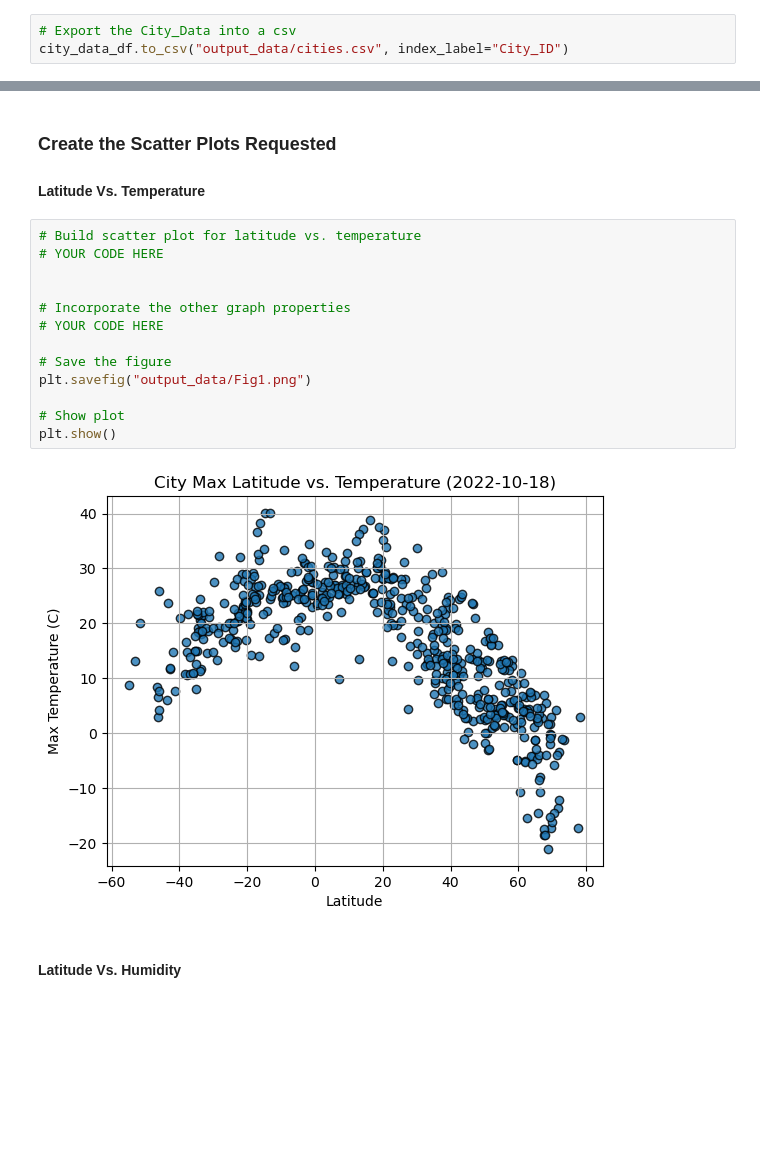
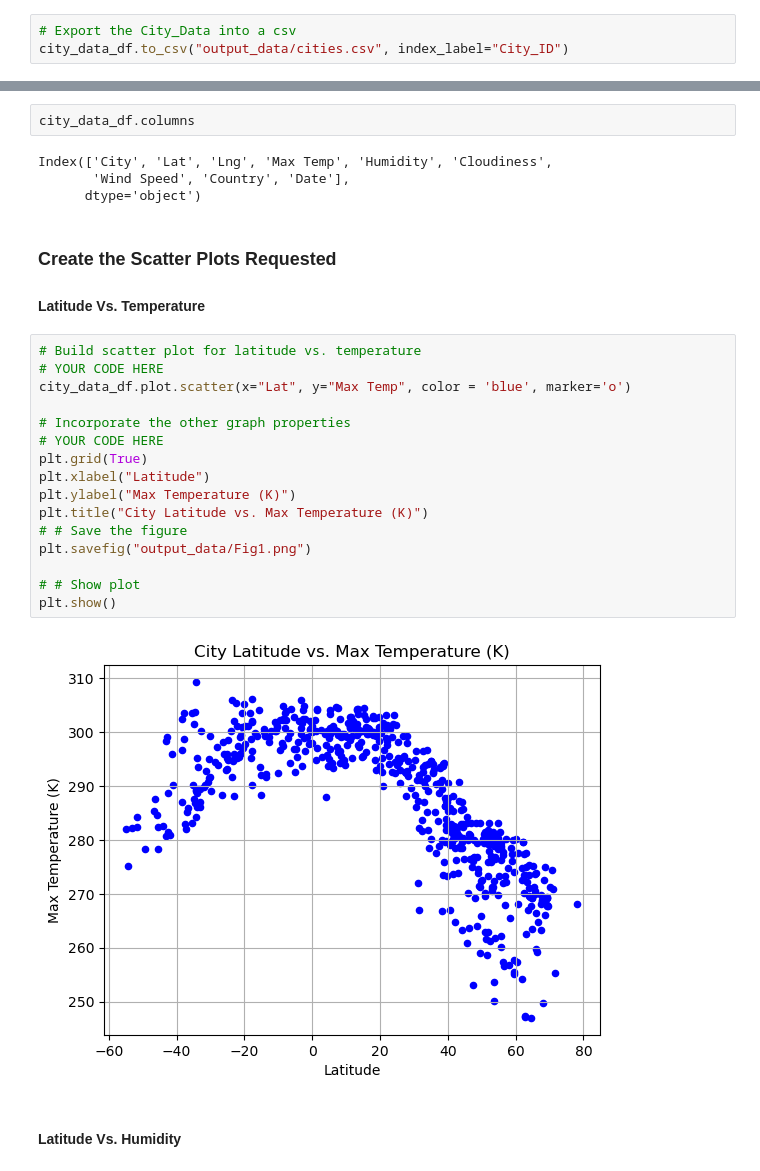
Before and after one commit to matthewjgarcia/python_api_challenge, a Jupyter notebook: WeatherPy/WeatherPy.ipynb, the cells around one changed output, grey strips where cells are left out. Saved outputs shown, nothing was run; the diff lists cells and outputs as text; blank space fills up the shorter version.

Commit message:
Added first 2 scatter plots

```diff
--- a/WeatherPy/WeatherPy.ipynb
+++ b/WeatherPy/WeatherPy.ipynb
@@ -199,6 +199,12 @@ city_data_df.head()
 | 2 | klyuchi | 52.2667 | 79.1667 | 278.04 | 89 | 100 | 3.53 | RU | 1699579412 |
 | 3 | port-aux-francais | -49.3500 | 70.2167 | 278.38 | 97 | 100 | 9.68 | TF | 1699579774 |
 | 4 | thetford-mines | 46.0937 | -71.3054 | 270.21 | 97 | 100 | 2.74 | CA | 1699579775 |
+# %%
+city_data_df.columns
+# %% [output]
+Index(['City', 'Lat', 'Lng', 'Max Temp', 'Humidity', 'Cloudiness',
+       'Wind Speed', 'Country', 'Date'],
+      dtype='object')
 # %% [markdown]
 ### Create the Scatter Plots Requested
 
@@ -206,17 +212,20 @@ city_data_df.head()
 # %%
 # Build scatter plot for latitude vs. temperature
 # YOUR CODE HERE
-
+city_data_df.plot.scatter(x="Lat", y="Max Temp", color = 'blue', marker='o')
 
 # Incorporate the other graph properties
 # YOUR CODE HERE
-
-# Save the figure
+plt.grid(True)
+plt.xlabel("Latitude")
+plt.ylabel("Max Temperature (K)")
+plt.title("City Latitude vs. Max Temperature (K)")
+# # Save the figure
 plt.savefig("output_data/Fig1.png")
 
-# Show plot
+# # Show plot
 plt.show()
 # %% [output]
-[figure, old version]
+[figure, new version]
 # %% [markdown]
 #### Latitude Vs. Humidity
```
Also changed, not shown: parts of 1 cell of this notebook, 1 other file.
